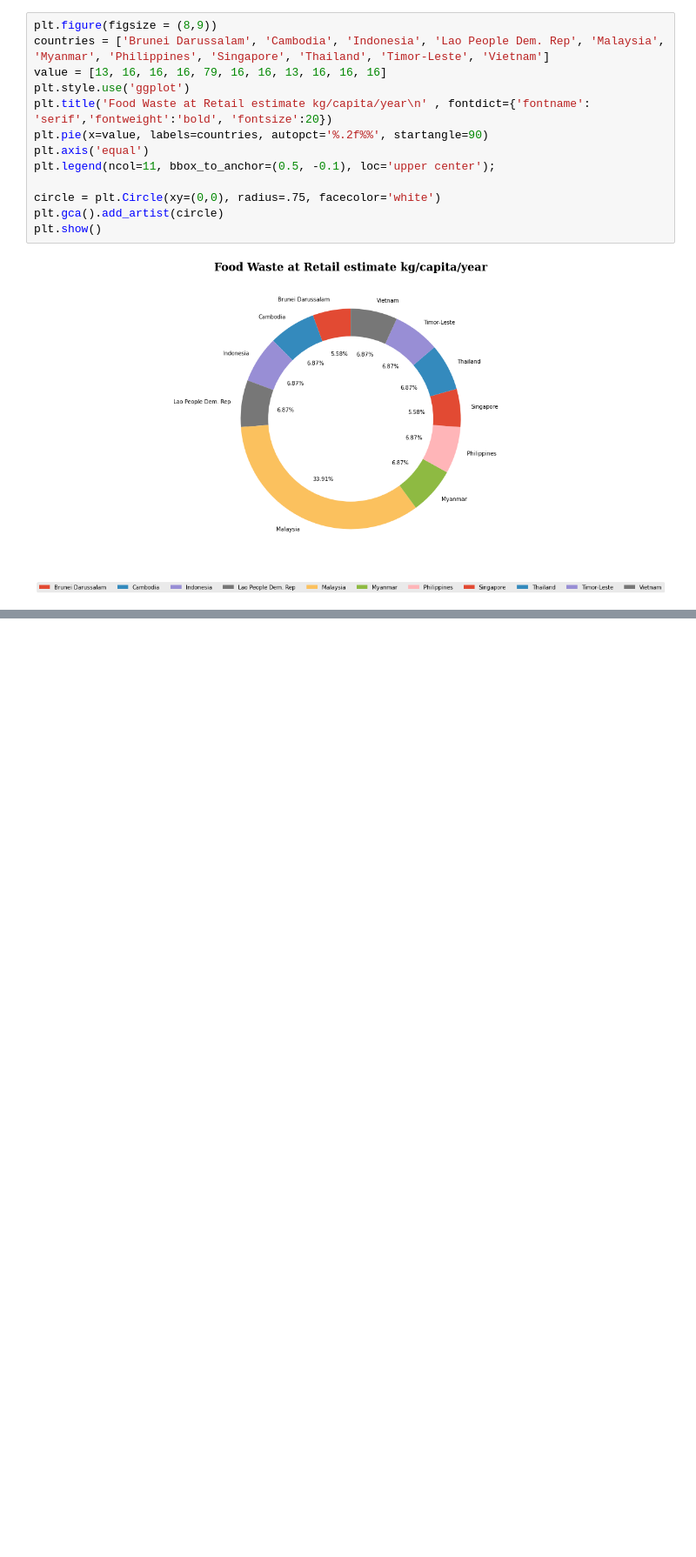
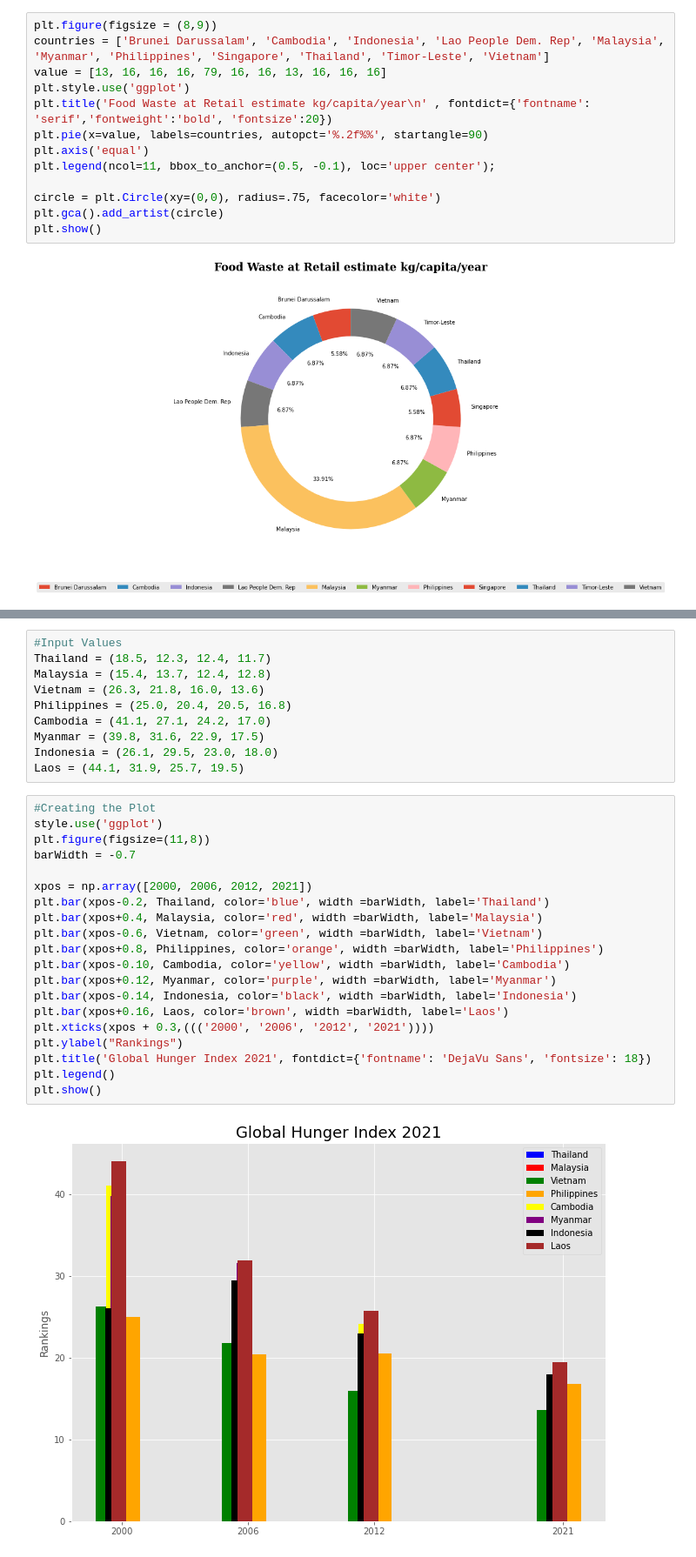
Before and after one commit to renzcarlo24/ITBA-3207-Team-Big-Bytes, a Jupyter notebook: Data Visualization.ipynb, the cells around one changed output, grey strips where cells are left out. Shown at 87% size. Cells and saved outputs as stored; diff of their text form; blank space fills up the shorter version.

```diff
--- a/Data Visualization.ipynb
+++ b/Data Visualization.ipynb
@@ -154,0 +173,32 @@ plt.show()
+# %%
+#Input Values
+Thailand = (18.5, 12.3, 12.4, 11.7)
+Malaysia = (15.4, 13.7, 12.4, 12.8)
+Vietnam = (26.3, 21.8, 16.0, 13.6)
+Philippines = (25.0, 20.4, 20.5, 16.8)
+Cambodia = (41.1, 27.1, 24.2, 17.0)
+Myanmar = (39.8, 31.6, 22.9, 17.5)
+Indonesia = (26.1, 29.5, 23.0, 18.0)
+Laos = (44.1, 31.9, 25.7, 19.5)
+# %%
+#Creating the Plot
+style.use('ggplot')
+plt.figure(figsize=(11,8))
+barWidth = -0.7
+
+xpos = np.array([2000, 2006, 2012, 2021])
+plt.bar(xpos-0.2, Thailand, color='blue', width =barWidth, label='Thailand')
+plt.bar(xpos+0.4, Malaysia, color='red', width =barWidth, label='Malaysia')
+plt.bar(xpos-0.6, Vietnam, color='green', width =barWidth, label='Vietnam')
+plt.bar(xpos+0.8, Philippines, color='orange', width =barWidth, label='Philippines')
+plt.bar(xpos-0.10, Cambodia, color='yellow', width =barWidth, label='Cambodia')
+plt.bar(xpos+0.12, Myanmar, color='purple', width =barWidth, label='Myanmar')
+plt.bar(xpos-0.14, Indonesia, color='black', width =barWidth, label='Indonesia')
+plt.bar(xpos+0.16, Laos, color='brown', width =barWidth, label='Laos')
+plt.xticks(xpos + 0.3,((('2000', '2006', '2012', '2021'))))
+plt.ylabel("Rankings")
+plt.title('Global Hunger Index 2021', fontdict={'fontname': 'DejaVu Sans', 'fontsize': 18})
+plt.legend()
+plt.show()
+# %% [output]
+[figure, added]
```
Also changed, not shown: parts of 2 cells of this notebook.
